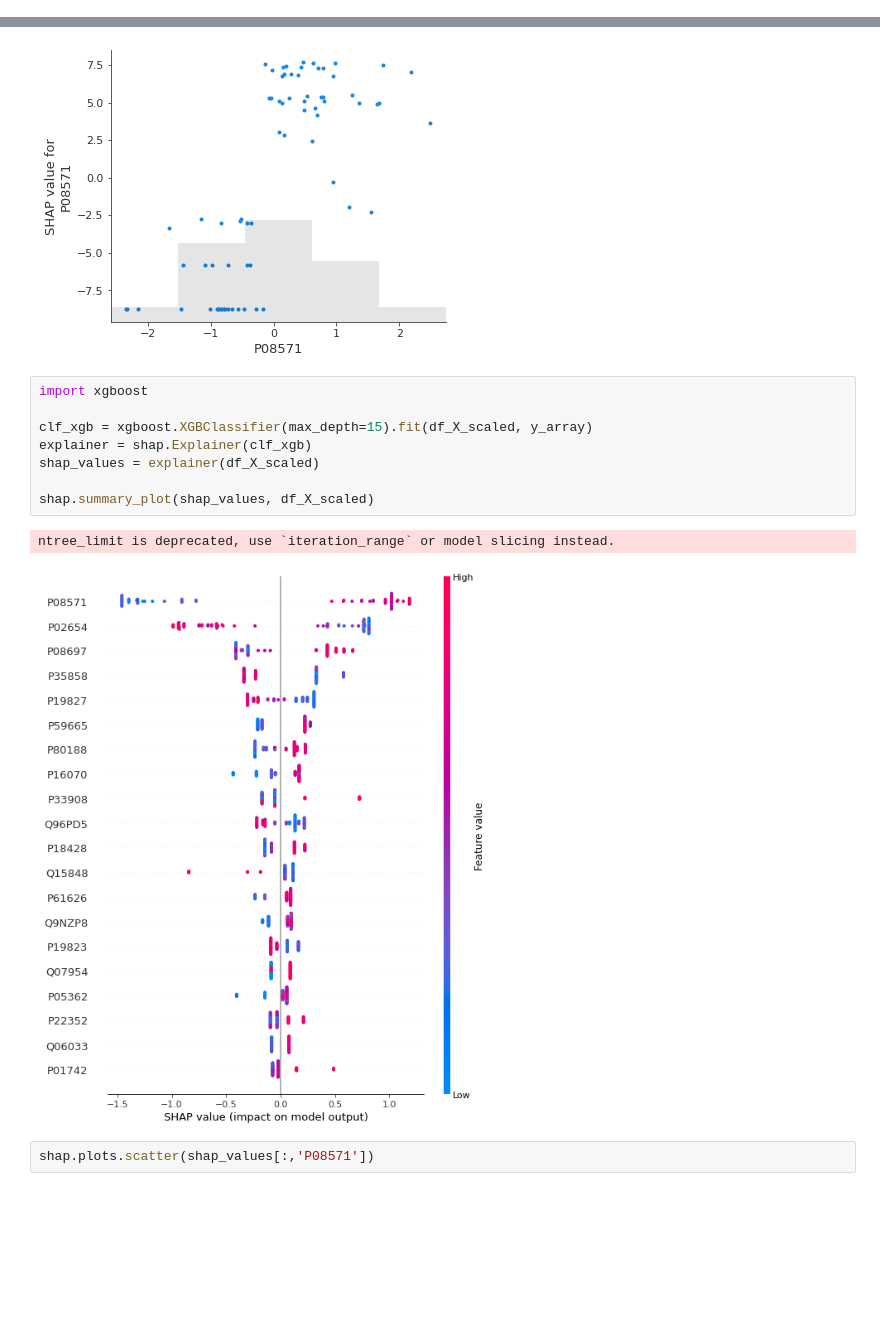
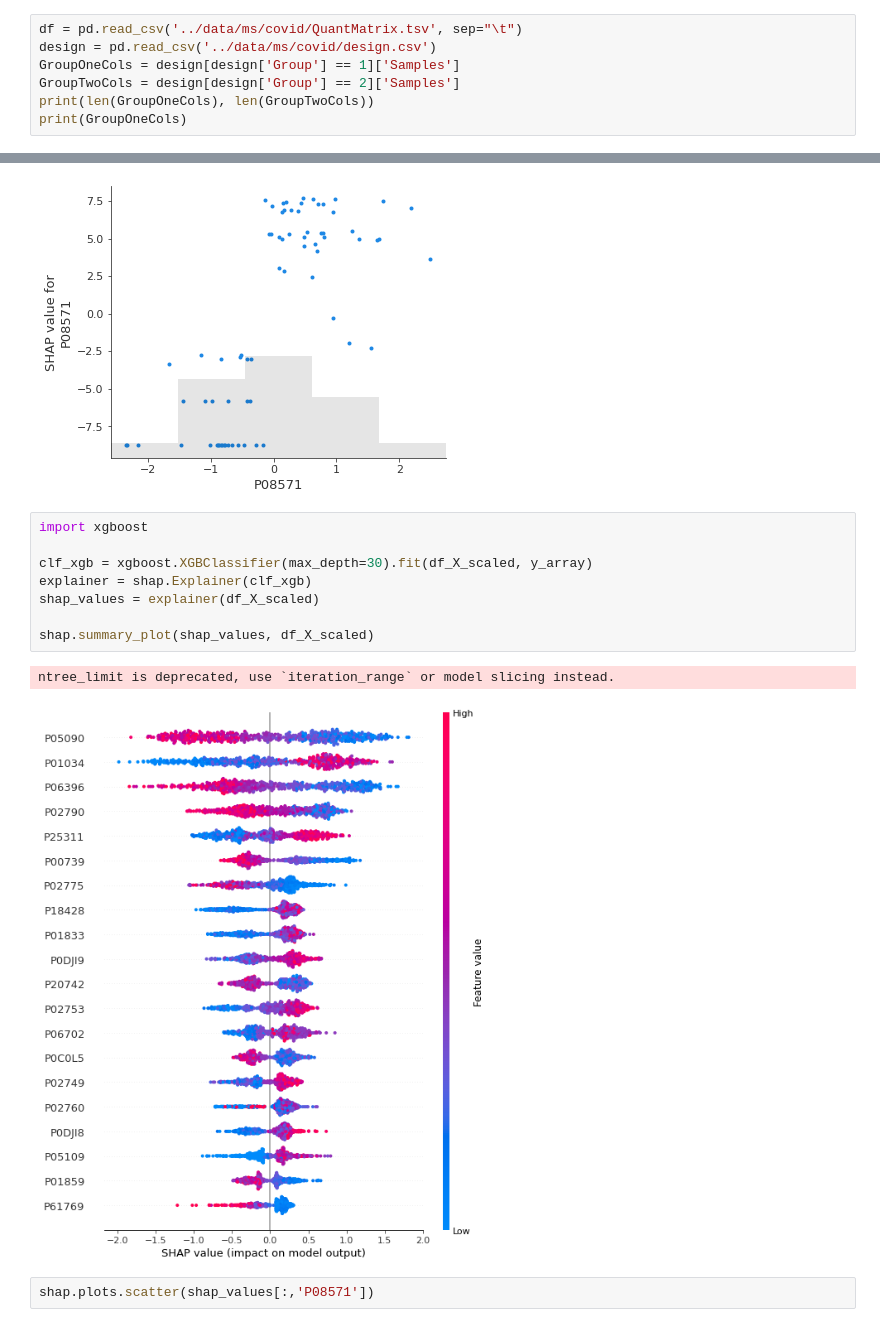
Before and after one commit to ErikHartman/sepsis-ml, a Jupyter notebook: src/ML.ipynb, the cells around one changed output, grey strips where cells are left out. Cells and saved outputs as stored; diff of their text form; blank space fills up the shorter version.

```diff
--- a/src/ML.ipynb
+++ b/src/ML.ipynb
@@ -49,3 +49,10 @@ df
 | 1033 | P18136 | 20.043648 | 19.715824 | 0.327824 | 0.719230 | 4 | 6 | ... |
 | 1038 | Q15056 | 21.893805 | 22.070760 | -0.176955 | 0.761641 | 8 | 9 | ... |
 701 rows × 80 columns
+# %%
+df = pd.read_csv('../data/ms/covid/QuantMatrix.tsv', sep="\t")
+design = pd.read_csv('../data/ms/covid/design.csv')
+GroupOneCols = design[design['Group'] == 1]['Samples']
+GroupTwoCols = design[design['Group'] == 2]['Samples']
+print(len(GroupOneCols), len(GroupTwoCols))
+print(GroupOneCols)
@@ -187,14 +204,14 @@ shap.plots.scatter(shap_values[:,'P08571'])
 # %%
 import xgboost
 
-clf_xgb = xgboost.XGBClassifier(max_depth=15).fit(df_X_scaled, y_array)
+clf_xgb = xgboost.XGBClassifier(max_depth=30).fit(df_X_scaled, y_array)
 explainer = shap.Explainer(clf_xgb)
 shap_values = explainer(df_X_scaled)
 
 shap.summary_plot(shap_values, df_X_scaled)
 # %% [output]
 ntree_limit is deprecated, use `iteration_range` or model slicing instead.
-[figure, old version]
+[figure, new version]
 # %%
 shap.plots.scatter(shap_values[:,'P08571'])
 # %% [output]
```
Also changed, not shown: parts of 15 cells of this notebook, 14 other files.
